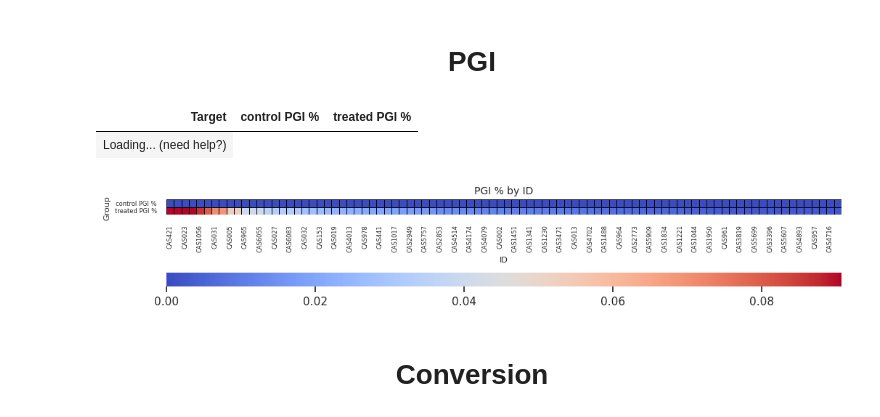
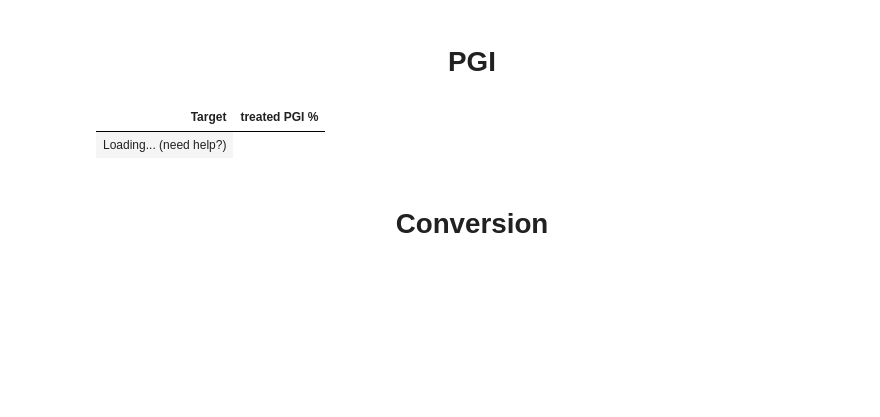
Before and after one commit to jessie-wangjie/tbREVEAL, a Jupyter notebook: bin/report_generation.ipynb, the cells around one changed output. Saved outputs shown, nothing was run; the diff lists cells and outputs as text; code cells hidden in the pictures; blank space fills up the shorter version.

```diff
--- a/bin/report_generation.ipynb
+++ b/bin/report_generation.ipynb
@@ -8,7 +8,7 @@ init_notebook_mode(all_interactive=True)
 [interactive output not drawn]
 [interactive output not drawn]
 # %%
-results_file = '/data/CM_JM_iPSC_HC_combined_analysis/work/a6/fe6cf1cb5aa7faf50362d000611dc6/CM_JM_iPSC_HC_combined_results.xlsx'
+results_file = '/data/CM_JM_iPSC_HC_combined_analysis/work/d6/6b01277febd875b98c71fefb16f187/CM_JM_iPSC_HC_combined_results.xlsx'
 # %%
 results_df = pd.read_excel(results_file, sheet_name='Results by Condition')
 read_counts_df = pd.read_excel(results_file, sheet_name='Read counts')
@@ -150,43 +148,42 @@ plt.show()
 # %%
 
 display(PGI_df)
 
-PGI_df = PGI_df.sort_values(by='treated PGI %',ascending=False)
+# PGI_df = PGI_df.sort_values(by='treated PGI %',ascending=False)
 
-PGI_df = PGI_df[[col for col in PGI_df.columns if '%' in col or 'Target' in col]]
+# PGI_df = PGI_df[[col for col in PGI_df.columns if '%' in col or 'Target' in col]]
 
-# Set the context for the plot
-sns.set(context='notebook', style='whitegrid')
+# # Set the context for the plot
+# sns.set(context='notebook', style='whitegrid')
 
-plt.figure(figsize=(12, 8))  # Adjust the width as needed/
+# plt.figure(figsize=(12, 8))  # Adjust the width as needed/
 
-PGI_df = PGI_df[~PGI_df.Target.str.contains('AA')]
+# PGI_df = PGI_df[~PGI_df.Target.str.contains('AA')]
 
-PGI_df = PGI_df[(PGI_df['treated PGI %'] > 0) | (PGI_df['control PGI %'] > 0)]
+# PGI_df = PGI_df[(PGI_df['treated PGI %'] > 0) | (PGI_df['control PGI %'] > 0)]
 
-# Transpose the dataframe to have targets on columns and beacon percentages on rows
-PGI_df_T = PGI_df.set_index('Target').T
+# # Transpose the dataframe to have targets on columns and beacon percentages on rows
+# PGI_df_T = PGI_df.set_index('Target').T
 
-# Create the heatmap
-heatmap = sns.heatmap(PGI_df_T, cmap="coolwarm", square=True, robust=True,
-                      cbar_kws={"orientation": "horizontal", "pad": 0.13, "aspect": 50},
-                      linewidths=0.7, linecolor='black',
-                      annot=False)
+# # Create the heatmap
+# heatmap = sns.heatmap(PGI_df_T, cmap="coolwarm", square=True, robust=True,
+#                       cbar_kws={"orientation": "horizontal", "pad": 0.13, "aspect": 50},
+#                       linewidths=0.7, linecolor='black',
+#                       annot=False)
 
 # Add labels and a title with smaller font sizes
-plt.title('PGI % by ID', fontsize=10)  # Smaller title font
-plt.xlabel('ID', fontsize=8)           # Smaller x-axis label font
-plt.ylabel('Group', fontsize=8)       # Smaller y-axis label font
+# plt.title('PGI % by ID', fontsize=10)  # Smaller title font
+# plt.xlabel('ID', fontsize=8)           # Smaller x-axis label font
+# plt.ylabel('Group', fontsize=8)       # Smaller y-axis label font
 
-plt.xticks(rotation=90, fontsize=6)    # Smaller x-axis tick font
-plt.yticks(fontsize=6)                 # Smaller y-axis tick font
+# plt.xticks(rotation=90, fontsize=6)    # Smaller x-axis tick font
+# plt.yticks(fontsize=6)                 # Smaller y-axis tick font
 
-# Display the plot
-plt.show()
+# # Display the plot
+# plt.show()
 # %% [output]
-| Target | control PGI % | treated PGI % |
+| Target | treated PGI % |
 | Loading... (need help?) |
-[figure, removed]
 # %% [markdown]
 ## <h1><center>Conversion</center></h1>
 # %%
```
Also changed, not shown: parts of 9 cells of this notebook, 9 other files.
